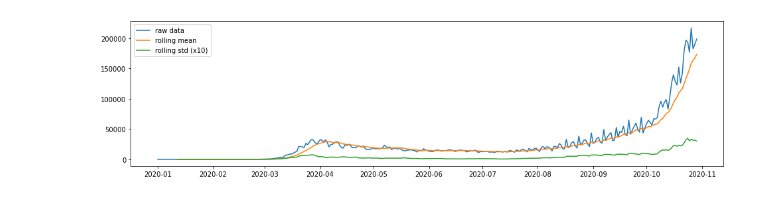
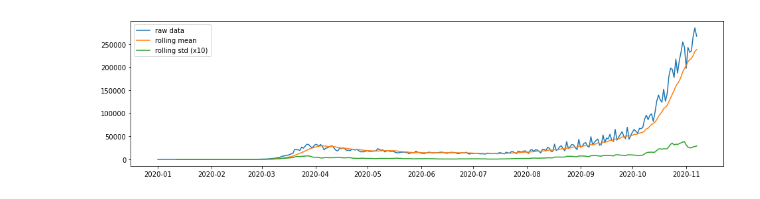
Before and after one commit to ostormer/covid_ml, a Jupyter notebook: Exponential Smoothing v2.ipynb, the cells around one changed output. Cells and saved outputs as stored; diff of their text form; code cells hidden in the pictures.

```diff
--- a/Exponential Smoothing v2.ipynb
+++ b/Exponential Smoothing v2.ipynb
@@ -72,0 +58,5 @@ df
+# %%
+df_eu = Europe_training_set(end_date='2020-11-07')
+df_nor = Country_training_set('NOR',end_date='2020-11-07')
+df_swe = Country_training_set('SWE',end_date='2020-11-07')
+df_ger = Country_training_set('DEU',end_date='2020-11-07')
@@ -96,0 +94,10 @@ seasonal_decompose(y)
+# %%
+y_eu = df_eu['new_cases']
+y_nor = df_nor['new_cases']
+y_swe = df_swe['new_cases']
+y_ger = df_ger['new_cases']
+
+seasonal_decompose(y_eu)
+seasonal_decompose(y_nor, country_name ='Norway')
+seasonal_decompose(y_swe, country_name ='Sweden')
+seasonal_decompose(y_ger, country_name ='Germany')
@@ -109,6 +121,6 @@ def test_stationarity(timeseries, title):
     ax.legend()
 # %%
 pd.options.display.float_format = '{:.8f}'.format
-test_stationarity(y,'raw data')
+test_stationarity(y_eu,'raw data')
 # %% [output]
-[figure, old version]
+[figure, new version]
```
Also changed, not shown: parts of 34 cells of this notebook, 5 other files.
